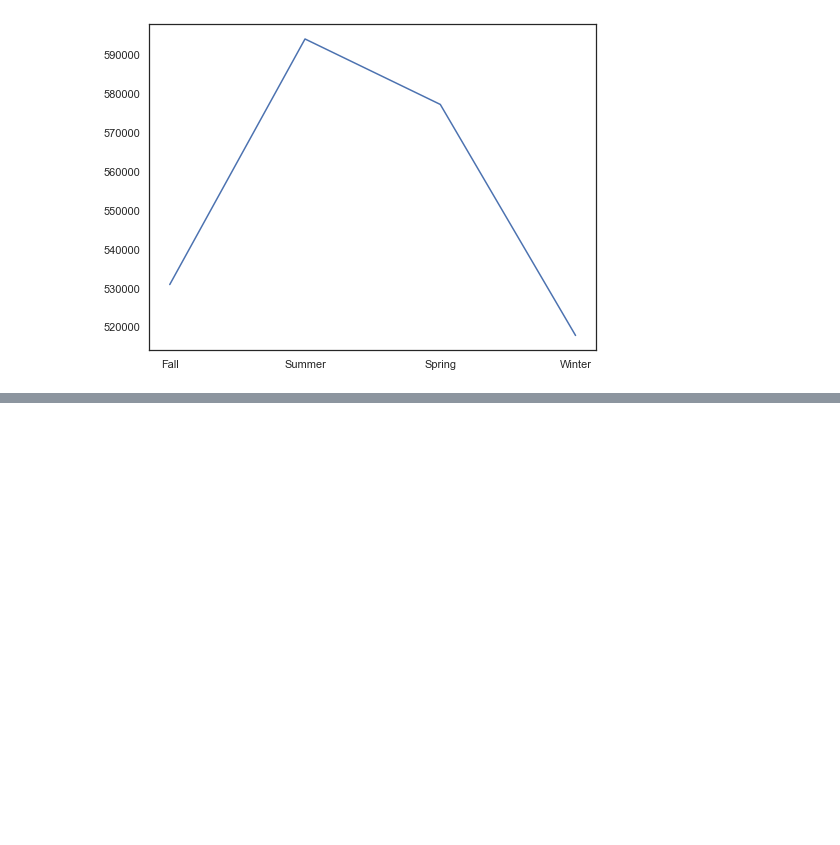
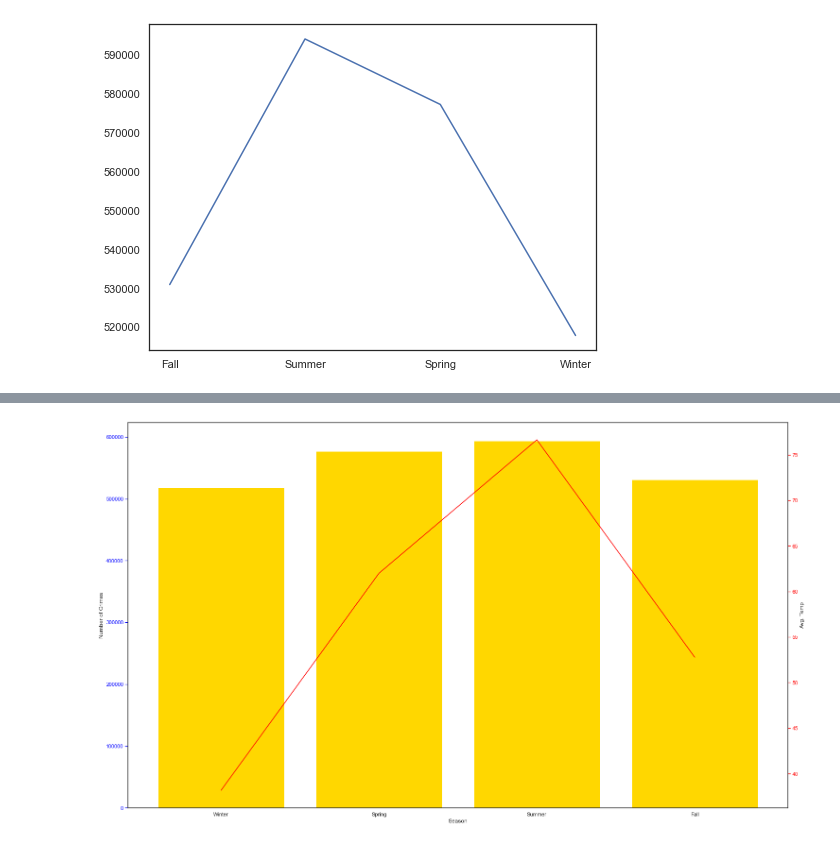
Before and after one commit to hongson6/Crime-in-Philadelphia, a Jupyter notebook: Crime/crimeDataAnalysis.ipynb, the cells around one changed output, grey strips where cells are left out. Saved outputs shown, nothing was run; the diff lists cells and outputs as text; code cells hidden in the pictures; blank space fills up the shorter version.

```diff
--- a/Crime/crimeDataAnalysis.ipynb
+++ b/Crime/crimeDataAnalysis.ipynb
@@ -870,0 +921,3 @@ sns.lineplot(data=flattened2, x="SEASON", y="events", hue="Type")
+# %%
+season_agg = weather_crime_data.groupby('SEASON').agg({'Avg Temp.': 'mean', 'Avg Wind Speed': 'mean',
+                          'Total Precip': 'mean','events': 'sum'})
@@ -870,0 +933,14 @@ sns.lineplot(data=flattened2, x="SEASON", y="events", hue="Type")
+# %%
+fig, bar_ax = plt.subplots()
+bar_ax.bar(season_agg.index, season_agg.events, color='gold')
+bar_ax.set_xlabel('Season')
+bar_ax.set_ylabel('Number of Crimes')
+bar_ax.tick_params('y', colors='blue')
+line_ax = bar_ax.twinx()
+line_ax.plot(season_agg.index, season_agg['Avg Temp.'], color='red')
+line_ax.set_ylabel('Avg. Temp')
+line_ax.tick_params('y', colors='red')
+
+plt.show()
+# %% [output]
+[figure, added]
```
Also changed, not shown: parts of 10 cells of this notebook.
